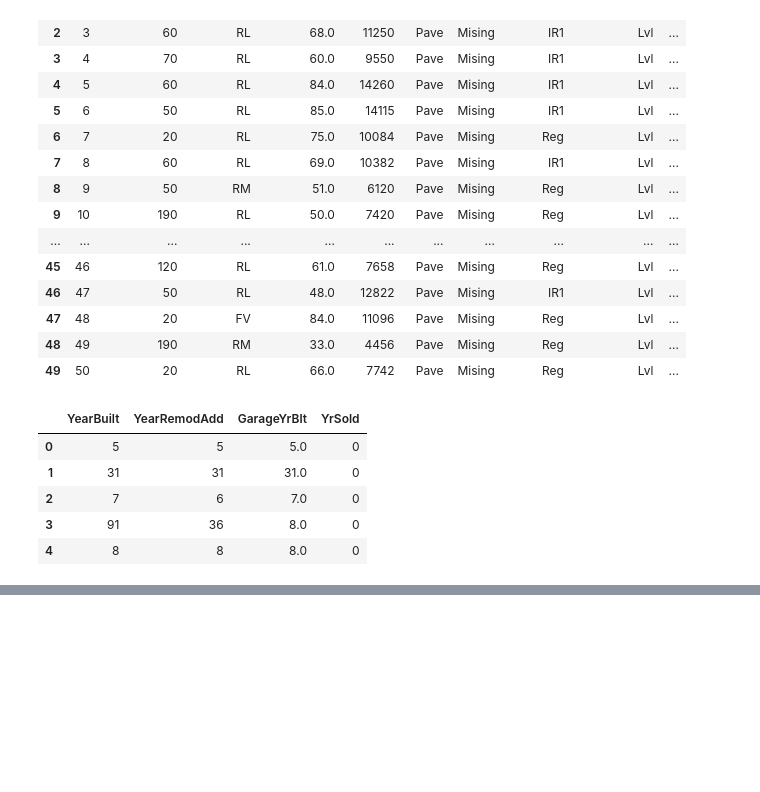
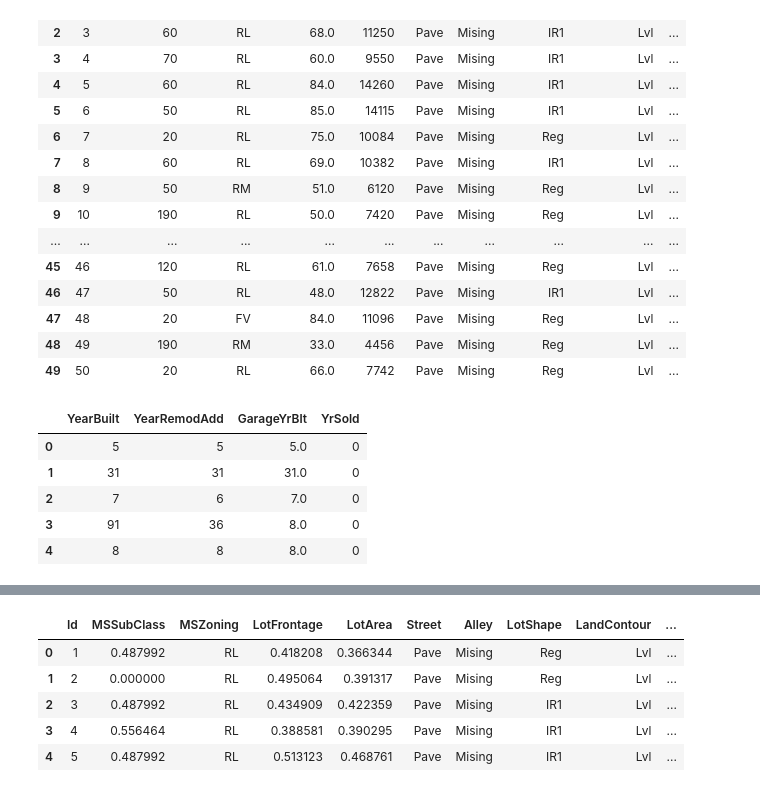
Before and after one commit to kru2710shna/Kaggle_Competition_Project, a Jupyter notebook: House_Prices_Advanced_Regressio_Techniques/Untitled.ipynb, the cells around one changed output, grey strips where cells are left out. Drawn from its saved outputs; the diff is of its cells as text; code cells hidden in the pictures; blank space fills up the shorter version.

```diff
--- a/House_Prices_Advanced_Regressio_Techniques/Untitled.ipynb
+++ b/House_Prices_Advanced_Regressio_Techniques/Untitled.ipynb
@@ -472,0 +572,32 @@ train_df[year_features].head()
+# %%
+# Feature Scalling Uing MinMaxScaler for Numerical Features
+
+# Step 1: Store 'Id' and 'SalePrice' columns separately
+id_column = train_df['Id']
+sale_price_column = train_df['SalePrice']
+
+# Step 2: Identify numerical columns
+numerical_cols = train_df.select_dtypes(include=['int', 'float']).columns
+
+# Remove 'Id' and 'SalePrice' from numerical columns
+numerical_cols = numerical_cols.drop(['Id', 'SalePrice'])
+
+# Step 3: Initialize MinMaxScaler
+scaler = MinMaxScaler()
+
+# Step 4: Fit the scaler to the numerical data
+train_df[numerical_cols] = scaler.fit_transform(train_df[numerical_cols])
+
+# Step 5: Concatenate the scaled numerical columns with 'Id' and 'SalePrice'
+train_df_scaled = pd.concat([id_column, train_df[numerical_cols], sale_price_column], axis=1)
+
+# Now train_df_scaled contains the scaled numerical columns along with 'Id' and 'SalePrice'
+# %%
+train_df.head()
+# %% [output]
+|  | Id | MSSubClass | MSZoning | LotFrontage | LotArea | Street | Alley | LotShape | LandContour | ... |
+| 0 | 1 | 0.487992 | RL | 0.418208 | 0.366344 | Pave | Mising | Reg | Lvl | ... |
+| 1 | 2 | 0.000000 | RL | 0.495064 | 0.391317 | Pave | Mising | Reg | Lvl | ... |
+| 2 | 3 | 0.487992 | RL | 0.434909 | 0.422359 | Pave | Mising | IR1 | Lvl | ... |
+| 3 | 4 | 0.556464 | RL | 0.388581 | 0.390295 | Pave | Mising | IR1 | Lvl | ... |
+| 4 | 5 | 0.487992 | RL | 0.513123 | 0.468761 | Pave | Mising | IR1 | Lvl | ... |
```
Also changed, not shown: parts of 9 cells of this notebook.
